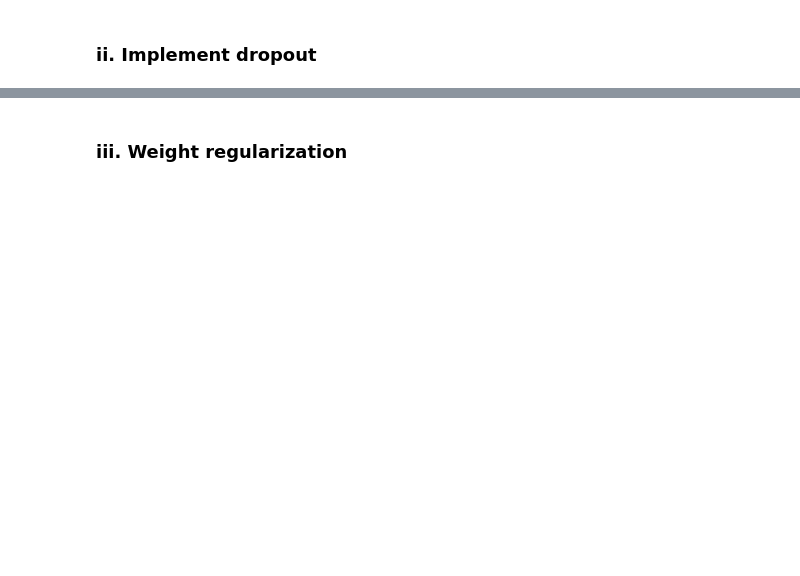
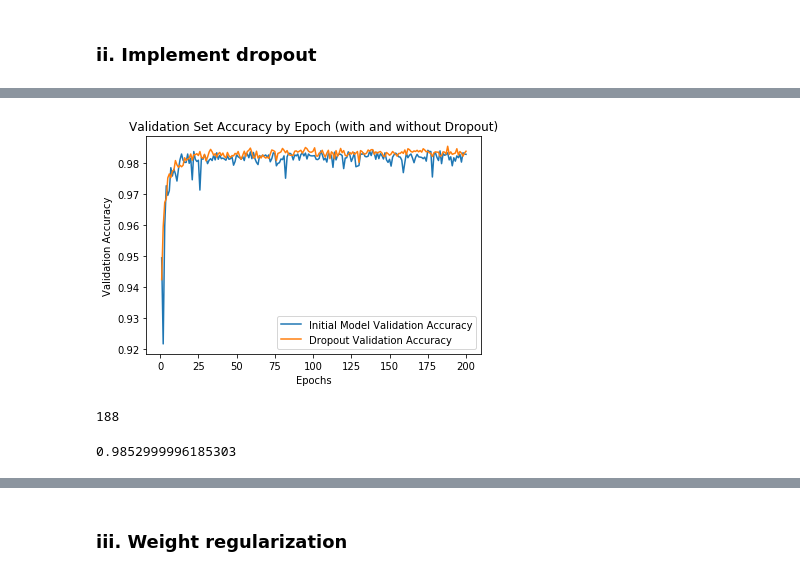
Before and after one commit to bethbailey/MACS30200proj, a Jupyter notebook: ProblemSets/PS3/PS3_Bailey.ipynb, the cells around one changed output, grey strips where cells are left out. Cells and saved outputs as stored; diff of their text form; code cells hidden in the pictures; blank space fills up the shorter version.

```diff
--- a/ProblemSets/PS3/PS3_Bailey.ipynb
+++ b/ProblemSets/PS3/PS3_Bailey.ipynb
@@ -112,2 +184,24 @@ plt.show()
+# %%
+dropout_val_acc_values = dropout_history_dict['val_acc']
+
+plt.plot(epochs, val_acc_values, label='Initial Model Validation Accuracy')
+plt.plot(epochs, dropout_val_acc_values, label='Dropout Validation Accuracy')
+plt.title('Validation Set Accuracy by Epoch (with and without Dropout)')
+plt.xlabel('Epochs')
+plt.ylabel('Validation Accuracy')
+plt.legend()
+
+plt.show()
+# %% [output]
+[figure, added]
 # %%
 # How does this new model perform relative to the old model?
+# %%
+dropout_number_epochs =  np.argmax(dropout_val_acc_values) + 1
+dropout_number_epochs
+# %% [output]
+188
+# %%
+max(dropout_val_acc_values)
+# %% [output]
+0.9852999996185303
```
Also changed, not shown: parts of 63 cells of this notebook.
